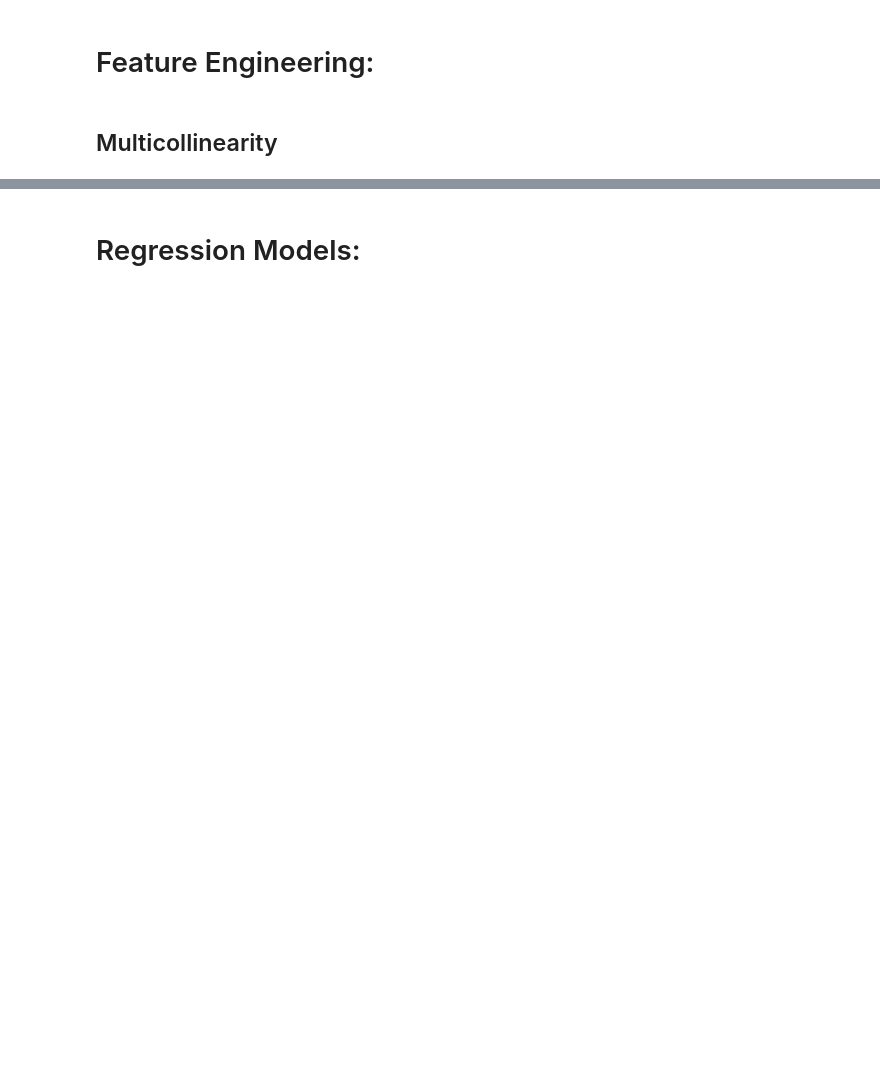
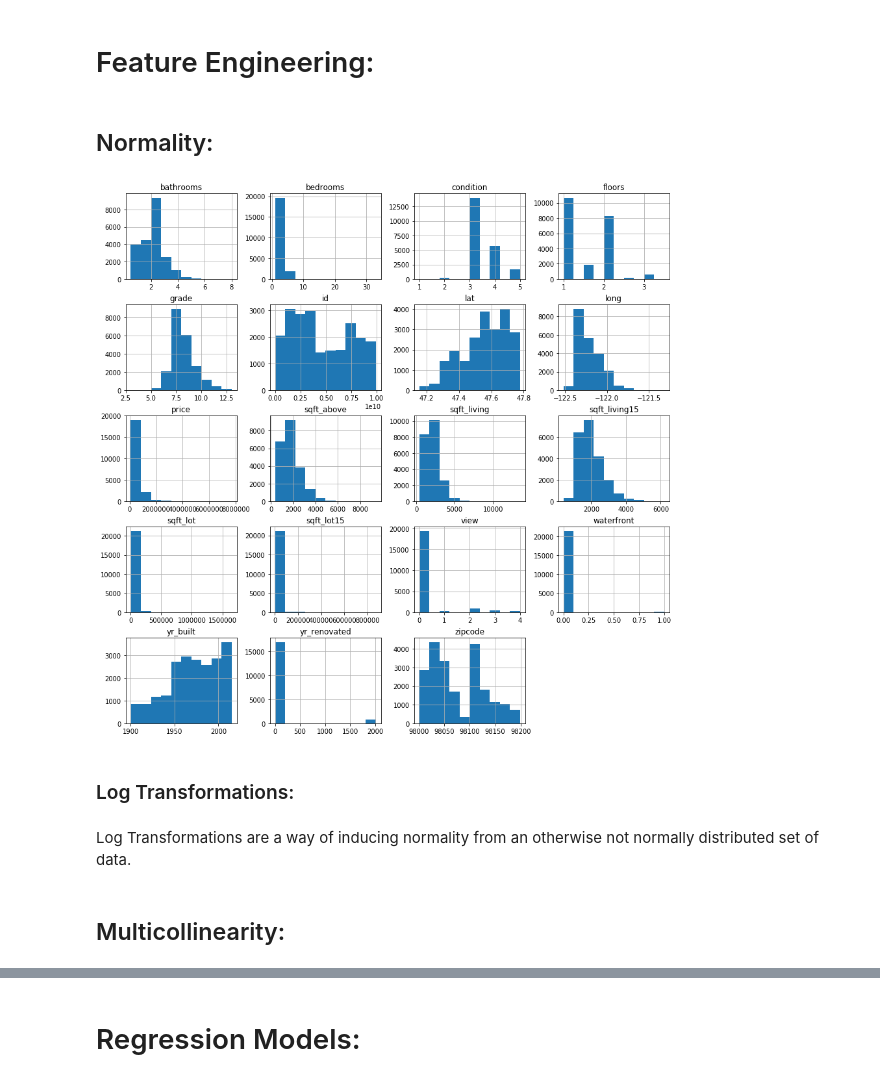
Before and after one commit to thomaskbrown18/Predicting_Home_Prices, a Jupyter notebook: student.ipynb, the cells around one changed output, grey strips where cells are left out. Cells and saved outputs as stored; diff of their text form; code cells hidden in the pictures; blank space fills up the shorter version.

```diff
--- a/student.ipynb
+++ b/student.ipynb
@@ -224,4 +249,16 @@ df['date'] = pd.to_datetime(df['date'])
 # %% [markdown]
 # Feature Engineering:
+# %% [markdown]
+## Normality:
+# %%
+# Histogram to explore normality.  This is a basic eyeball test.
+# Many of the values appear skewed or zero biased.
+df.hist(figsize=(15,15));
+# %% [output]
+[figure, added]
+# %% [markdown]
+### Log Transformations:
+# %% [markdown]
+Log Transformations are a way of inducing normality from an otherwise not normally distributed set of data.
 # %% [markdown]
-## Multicollinearity
+## Multicollinearity:
```
Also changed, not shown: parts of 34 cells of this notebook.
